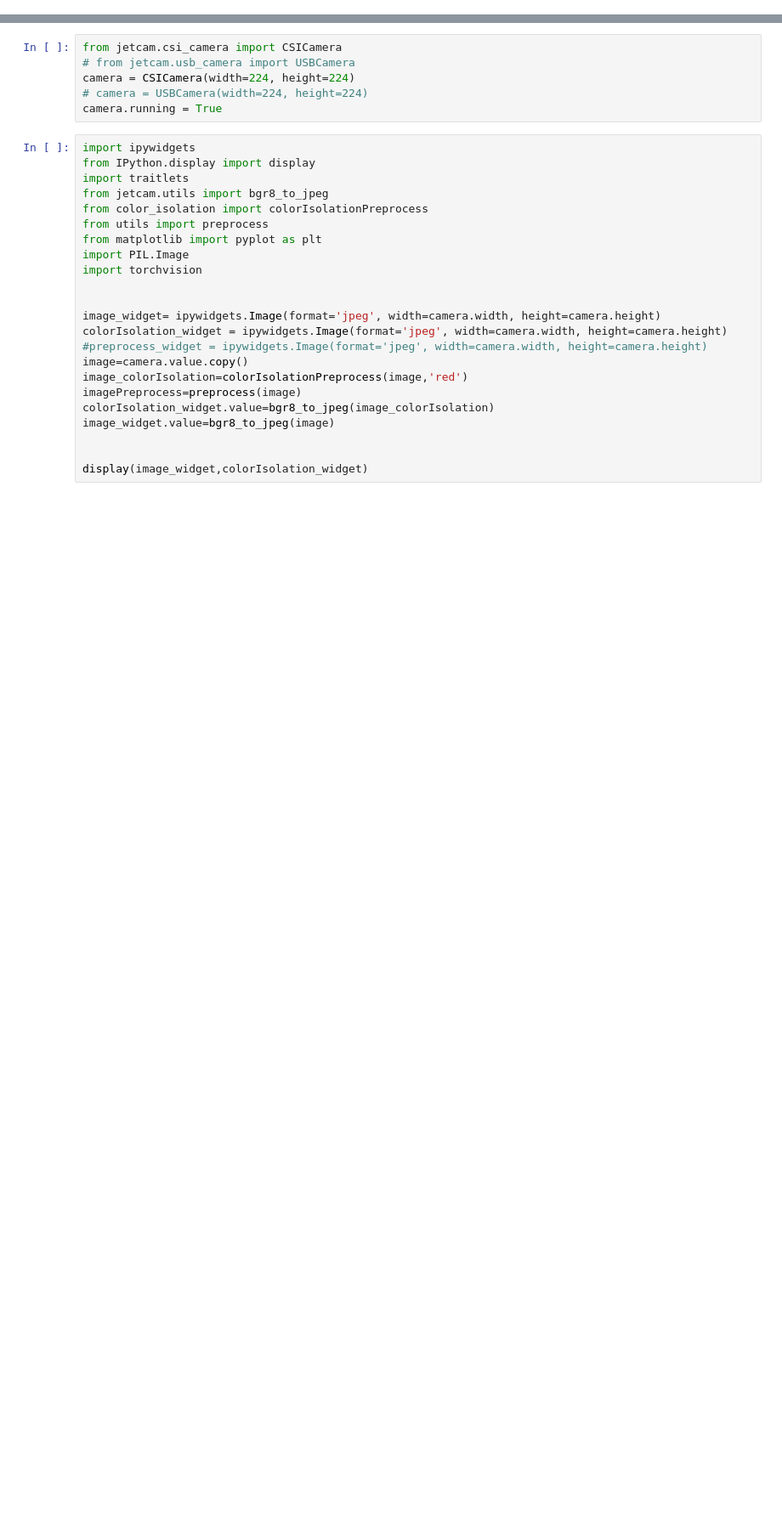
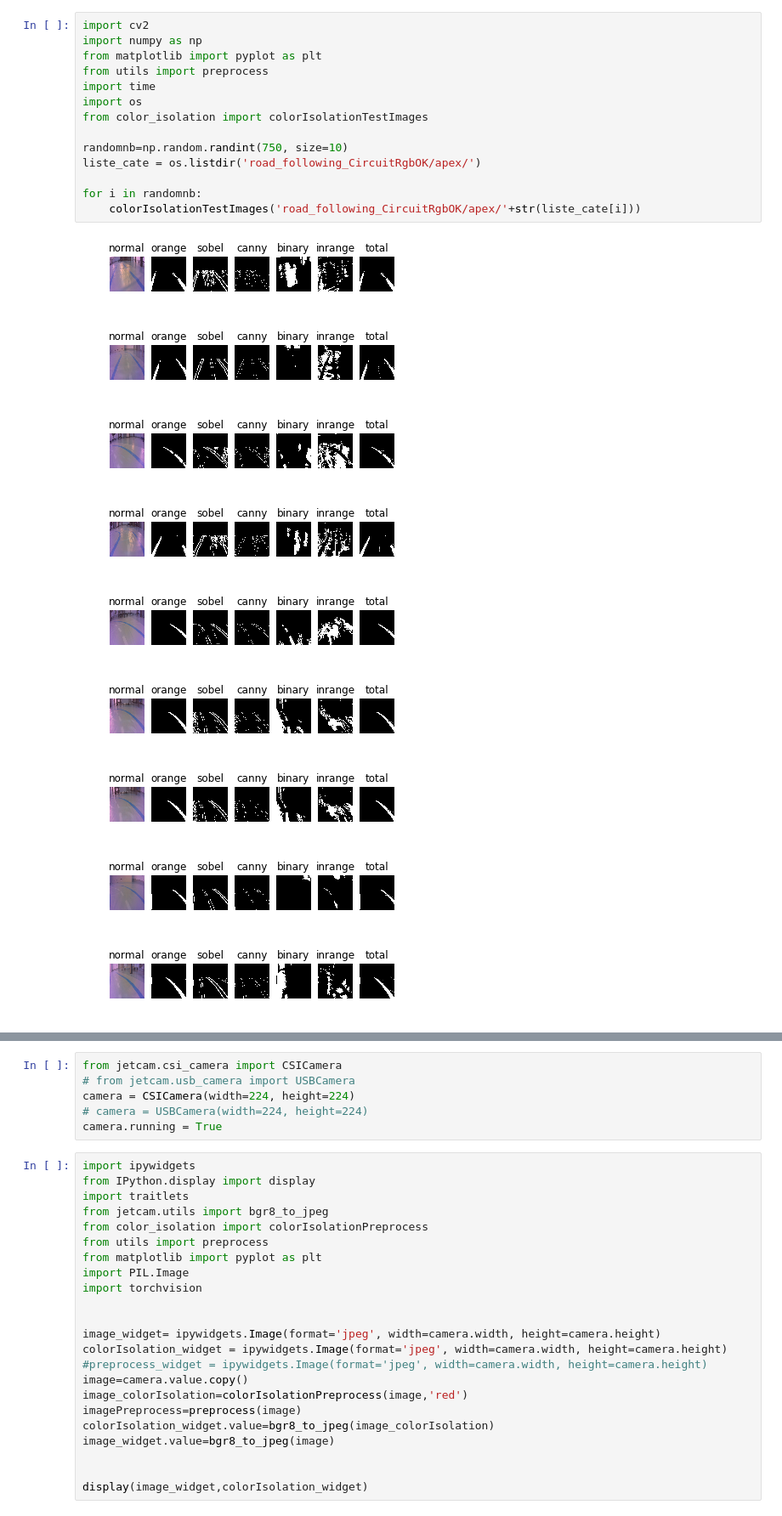
Before and after one commit to looic13/JetRacer_project_Lubeck, a Jupyter notebook: Color_isolation.ipynb, the cells around one changed output, grey strips where cells are left out. Shown at 85% size. Cells and saved outputs as stored; diff of their text form; blank space fills up the shorter version.

```diff
--- a/Color_isolation.ipynb
+++ b/Color_isolation.ipynb
@@ -232,0 +235,24 @@ plt.show()
+# %%
+import cv2
+import numpy as np
+from matplotlib import pyplot as plt
+from utils import preprocess
+import time
+import os
+from color_isolation import colorIsolationTestImages
+
+randomnb=np.random.randint(750, size=10)
+liste_cate = os.listdir('road_following_CircuitRgbOK/apex/')
+
+for i in randomnb:
+    colorIsolationTestImages('road_following_CircuitRgbOK/apex/'+str(liste_cate[i]))
+# %% [output]
+[figure, added]
+[figure, added]
+[figure, added]
+[figure, added]
+[figure, added]
+[figure, added]
+[figure, added]
+[figure, added]
+[figure, added]
```
Also changed, not shown: parts of 25 cells of this notebook, 9 other files.
